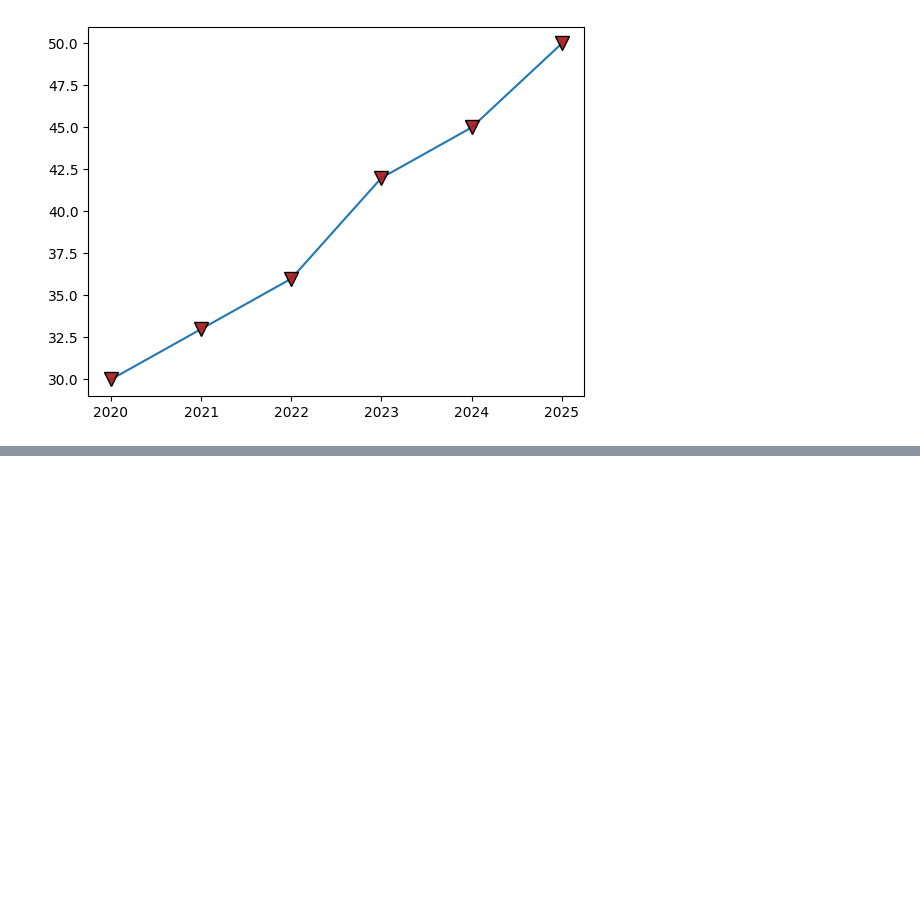
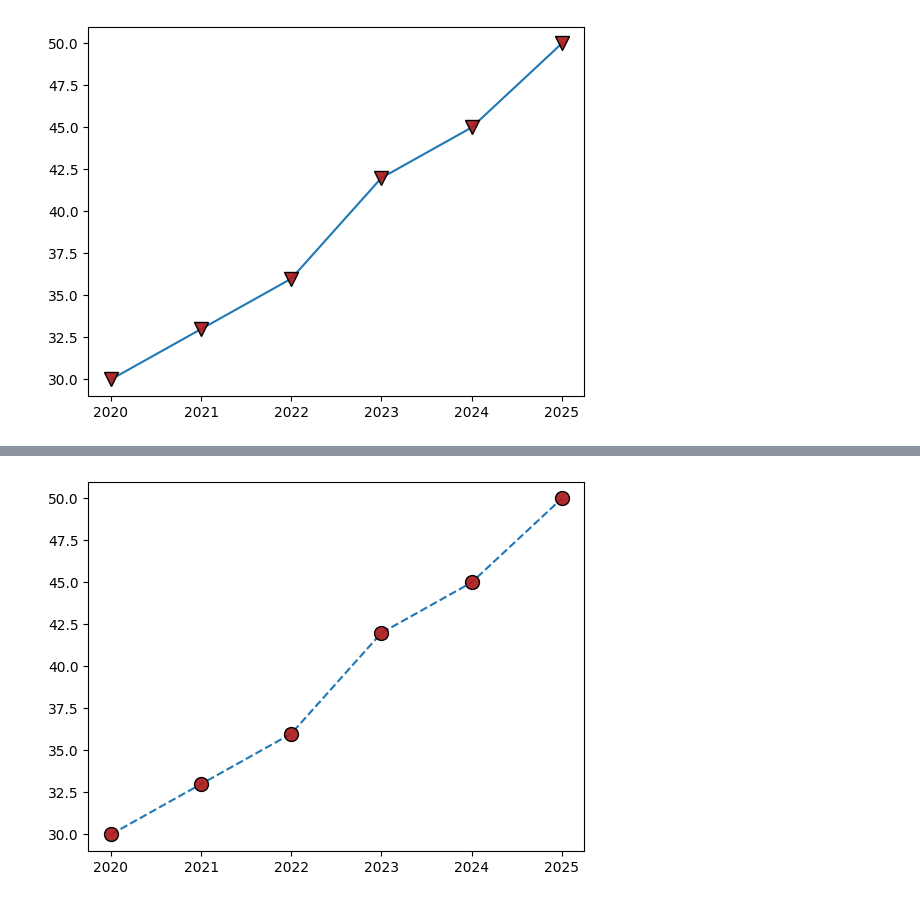
Before and after one commit to MoeedKhan-AMK/Matplotlib, a Jupyter notebook: code/customization.ipynb, the cells around one changed output, grey strips where cells are left out. Saved outputs shown, nothing was run; the diff lists cells and outputs as text; code cells hidden in the pictures; blank space fills up the shorter version.

Commit message:
linestyle and linewidth in customization updated

```diff
--- a/code/customization.ipynb
+++ b/code/customization.ipynb
@@ -45,0 +64,15 @@ plt.show()
+# %%
+x = np.array([2020,2021,2022,2023,2024,2025])  #YEARS
+y = np.array([30, 33, 36, 42, 45, 50])  #students in class
+
+plt.plot(x, y,
+         marker='o',
+         markersize=10,
+         markerfacecolor='#ab1b1beb',#HSL VALUE IS USED
+         markeredgecolor='black',
+
+         linestyle='--')
+
+plt.show()
+# %% [output]
+[figure, added]
```
Also changed, not shown: parts of 3 cells of this notebook.
